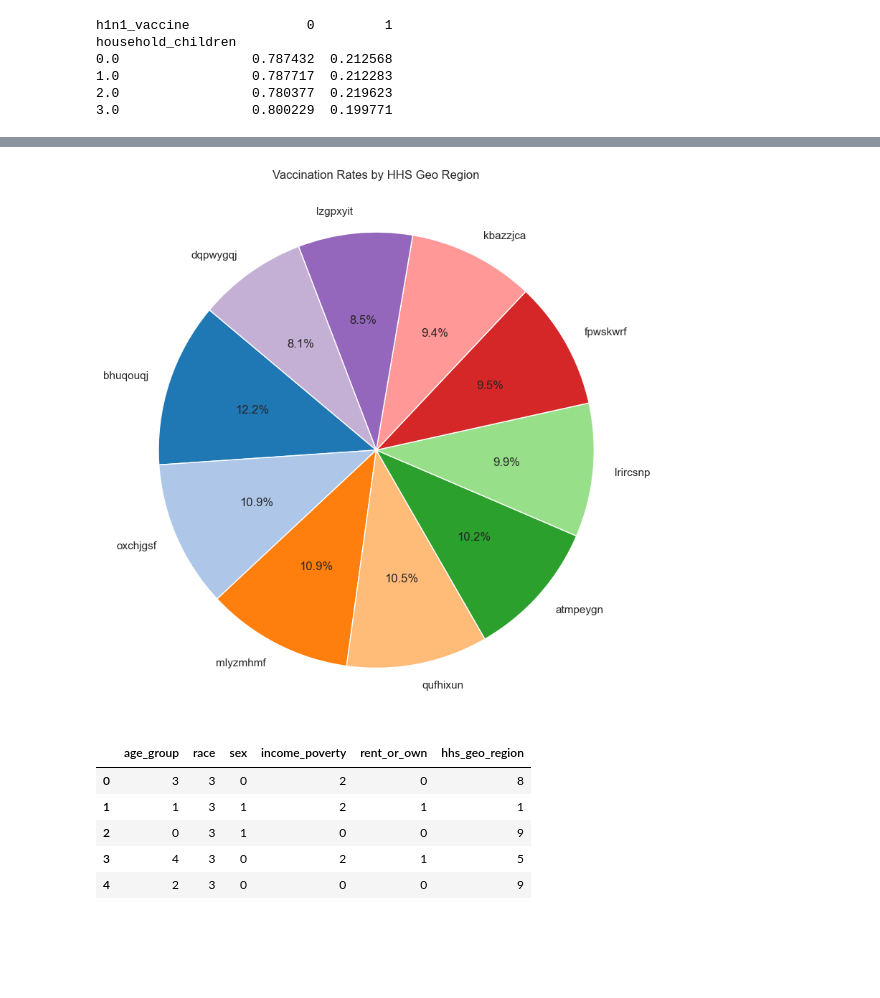
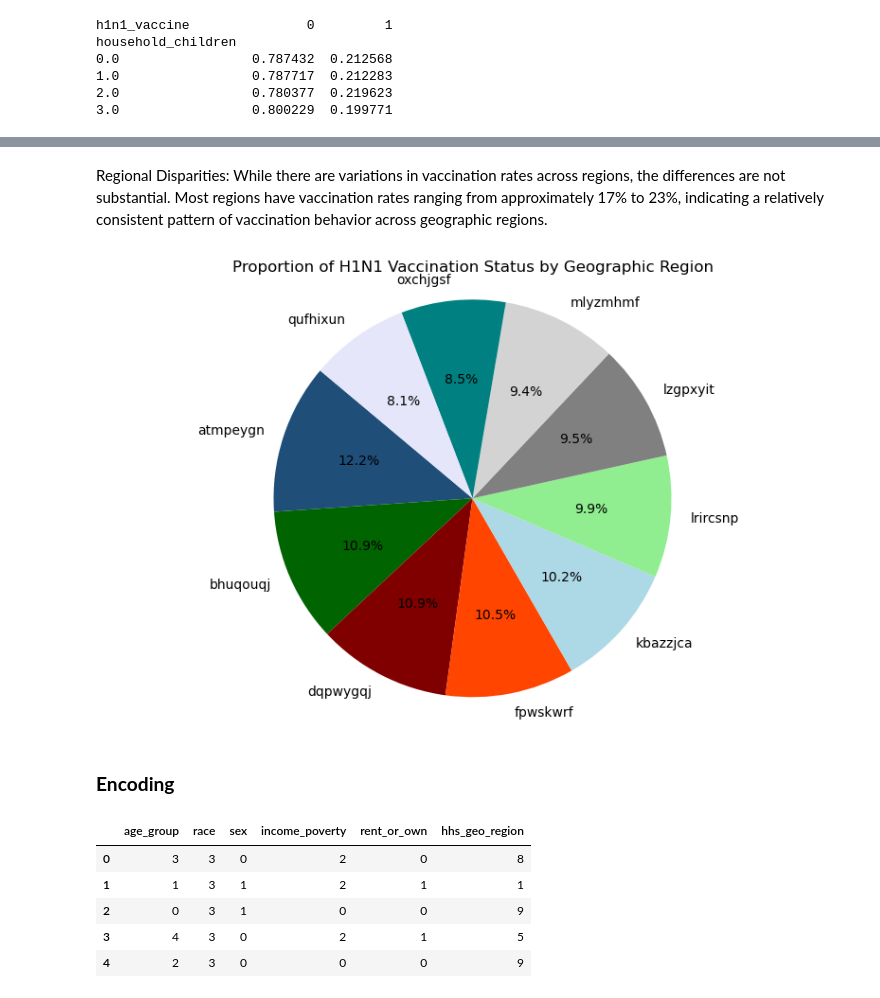
Before and after one commit to Cynthiachelangat/h1n1vaccineprediction, a Jupyter notebook: main.ipynb, the cells around one changed output, grey strips where cells are left out. Saved outputs shown, nothing was run; the diff lists cells and outputs as text; code cells hidden in the pictures; blank space fills up the shorter version.

```diff
--- a/main.ipynb
+++ b/main.ipynb
@@ -50,7 +68,7 @@ import warnings
 warnings.filterwarnings("ignore")
 # %%
 # Define hospital-themed colors
-hospital_colors = ['#1F4E79', '#008000', '#800000', '#FF4500', '#ADD8E6',
+hospital_colors = ['#1F4E79', '#006400', '#800000', '#FF4500', '#ADD8E6',
                    '#90EE90', '#808080', '#D3D3D3', '#008080', '#E6E6FA']
 
 # Set the color cycle to use hospital-themed colors
@@ -516,0 +639,6 @@ plt.show()
+# %%
+# Create a cross-tabulation of vaccination status by contact with young children
+contact_children_cross_tab = pd.crosstab(index=mergedData['h1n1_knowledge'], columns=mergedData['h1n1_vaccine'], normalize='index')
+
+# Print the cross-tabulation
+print(contact_children_cross_tab)
@@ -556,17 +721,17 @@ plt.show()
+# %% [markdown]
+Regional Disparities: While there are variations in vaccination rates across regions, the differences are not substantial. Most regions have vaccination rates ranging from approximately 17% to 23%, indicating a relatively consistent pattern of vaccination behavior across geographic regions.
 # %%
-# Group the data by hhs_geo_region and calculate the mean vaccination rate for each region
 vaccination_by_region = mergedData.groupby('hhs_geo_region')['h1n1_vaccine'].mean().sort_values(ascending=False)
-# Plot a pie chart of vaccination rates by region
-plt.figure(figsize=(8, 8))
-plt.pie(vaccination_by_region, labels=vaccination_by_region.index, autopct='%1.1f%%', startangle=140, colors=plt.cm.tab20.colors)
-plt.title('Vaccination Rates by HHS Geo Region')
-plt.axis('equal')  # Equal aspect ratio ensures that pie is drawn as a circle.
-plt.tight_layout()
-
-# Show plot
+# Plotting the pie chart
+plt.figure(figsize=(10, 6))
+plt.pie(vaccination_by_region, labels=contact_children_cross_tab.index, autopct='%1.1f%%', startangle=140)
+plt.title('Proportion of H1N1 Vaccination Status by Geographic Region')
+plt.axis('equal')  # Equal aspect ratio ensures that pie is drawn as a circle
 plt.show()
 # %% [output]
-[figure, old version]
+[figure, new version]
+# %% [markdown]
+### **Encoding**
 # %%
 LE = LabelEncoder()
 for col in str_cols:
```
Also changed, not shown: parts of 60 cells of this notebook.
